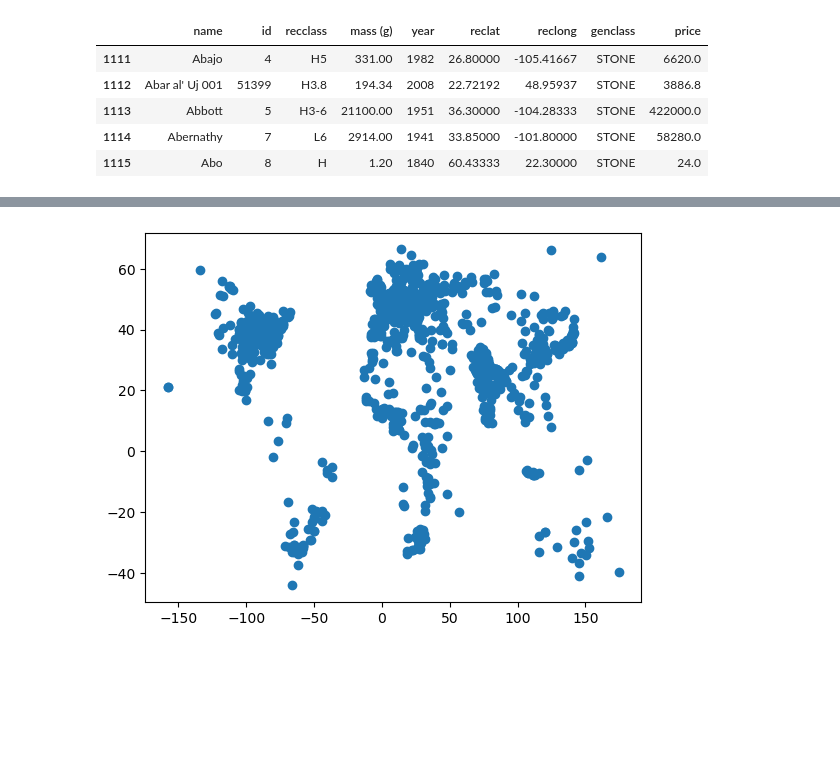
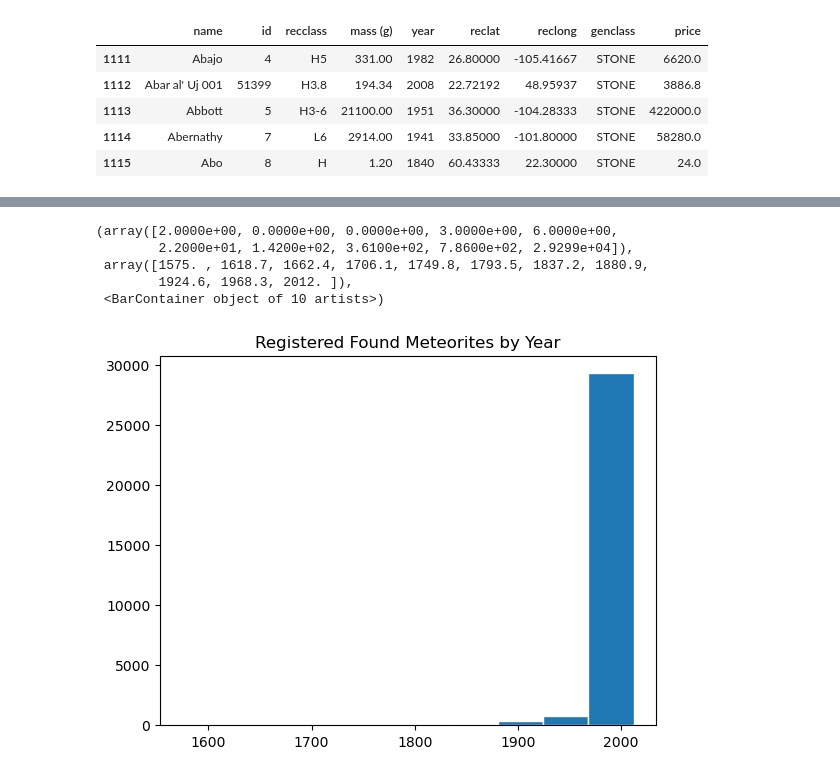
Before and after one commit to TheOceanMan7/meteorite-data, a Jupyter notebook: Meteorite_Landings.ipynb, the cells around one changed output, grey strips where cells are left out. Drawn from its saved outputs; the diff is of its cells as text; code cells hidden in the pictures; blank space fills up the shorter version.

```diff
--- a/Meteorite_Landings.ipynb
+++ b/Meteorite_Landings.ipynb
@@ -334,7 +355,10 @@ plt.show()
-# %%
-#TODO: Use an actual map to pinpoint coordinates for fallen and found meteorites
-plt.scatter(x=clean_fallen['reclong'], y=clean_fallen['reclat'])
-plt.rcParams["figure.figsize"] = (500,350)
-plt.show()
-# %% [output]
-[figure, removed]
+# %%
+plt.title("Registered Found Meteorites by Year")
+plt.hist(clean_found['year'], edgecolor='white', bins=10)
+# %% [output]
+(array([2.0000e+00, 0.0000e+00, 0.0000e+00, 3.0000e+00, 6.0000e+00,
+        2.2000e+01, 1.4200e+02, 3.6100e+02, 7.8600e+02, 2.9299e+04]),
+ array([1575. , 1618.7, 1662.4, 1706.1, 1749.8, 1793.5, 1837.2, 1880.9,
+        1924.6, 1968.3, 2012. ]),
+ <BarContainer object of 10 artists>)
+[figure, added]
```
Also changed, not shown: parts of 7 cells of this notebook.
